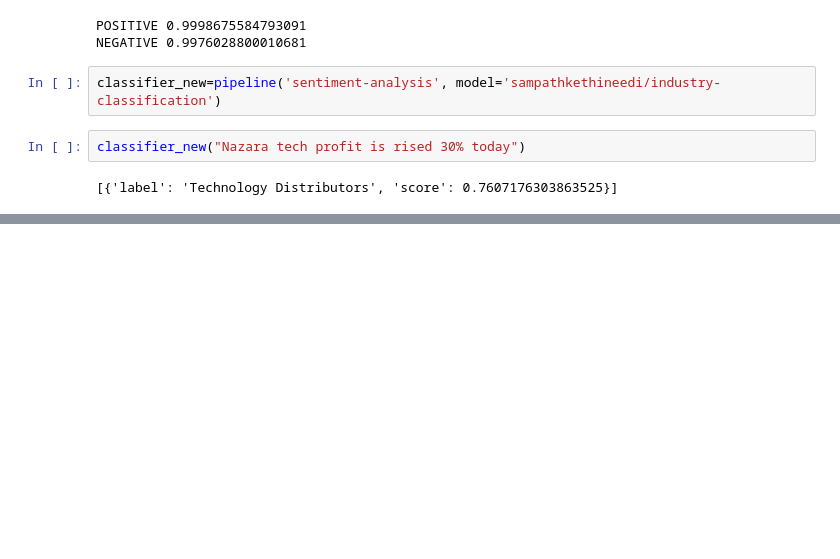
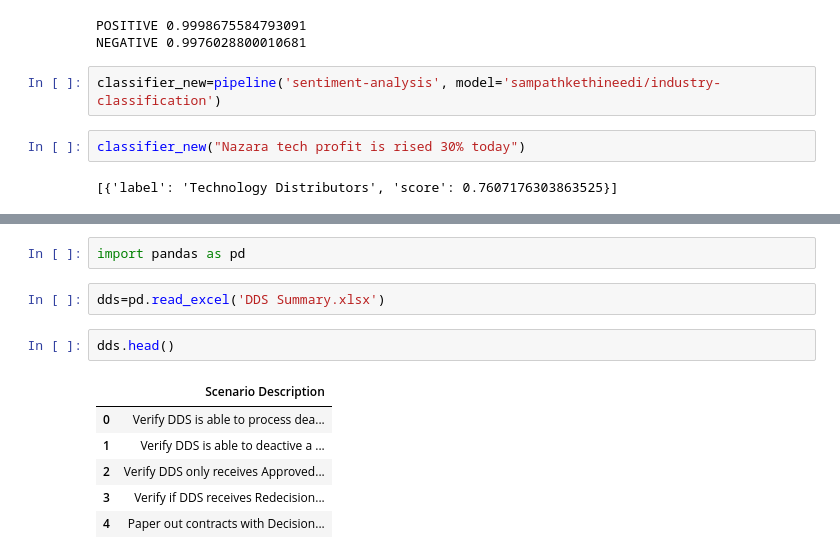
Before and after one commit to Sankarlal-MyGH/Transformers, a Jupyter notebook: TransformersBERT.ipynb, the cells around one changed output, grey strips where cells are left out. Cells and saved outputs as stored; diff of their text form; blank space fills up the shorter version.

```diff
--- a/TransformersBERT.ipynb
+++ b/TransformersBERT.ipynb
@@ -51,0 +73,13 @@ classifier_new("Nazara tech profit is rised 30% today")
+# %%
+import pandas as pd
+# %%
+dds=pd.read_excel('DDS Summary.xlsx')
+# %%
+dds.head()
+# %% [output]
+|  | Scenario Description |
+| 0 | Verify DDS is able to process dea... |
+| 1 | Verify DDS is able to deactive a ... |
+| 2 | Verify DDS only receives Approved... |
+| 3 | Verify if DDS receives Redecision... |
+| 4 | Paper out contracts with Decision... |
```
Also changed, not shown: parts of 16 cells of this notebook.
